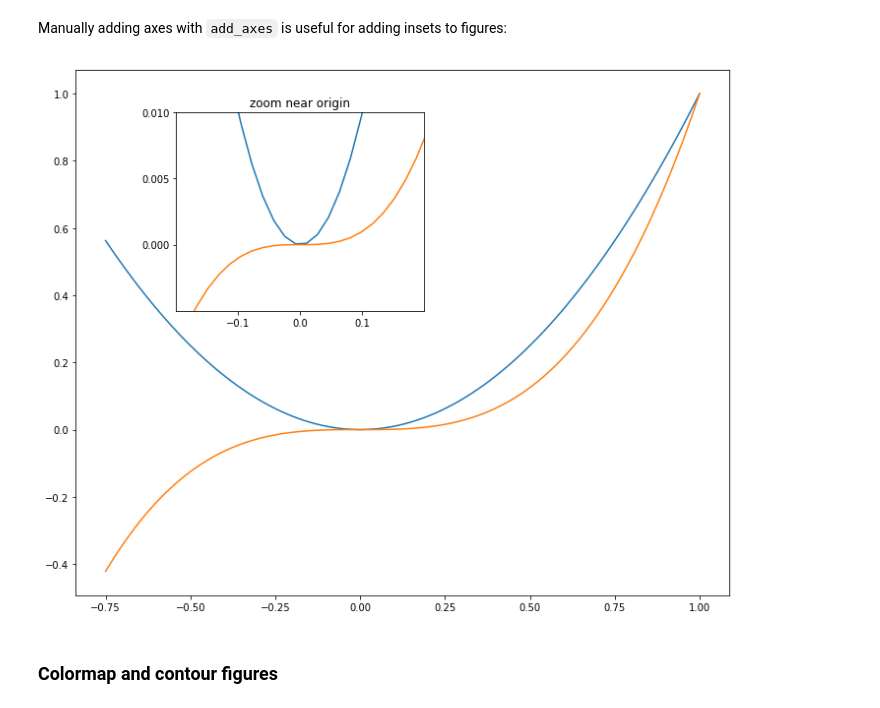
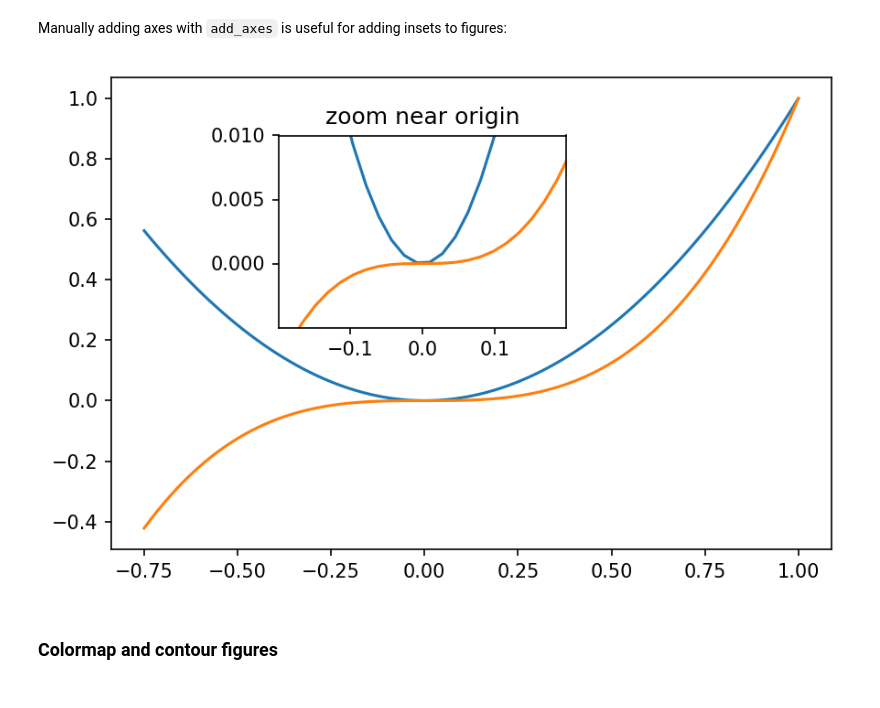
Before and after one commit to ondrolexa/r-python, a Jupyter notebook: 03-Matplotlib.ipynb, the cells around one changed output. Drawn from its saved outputs; the diff is of its cells as text; code cells hidden in the pictures.

```diff
--- a/03-Matplotlib.ipynb
+++ b/03-Matplotlib.ipynb
@@ -23,3 +29,3 @@ To produce figures inline in Jupyter notebooks, you need to run the command `%py
 # %%
-%pylab inline
-pylab.rcParams['figure.figsize'] = (10, 8)
+# mpl.rcParams['figure.figsize'] = (10, 8)
+mpl.rcParams['figure.dpi'] = 150
@@ -601,24 +604,24 @@ Manually adding axes with `add_axes` is useful for adding insets to figures:
 # %%
 fig, ax = plt.subplots()
 
 ax.plot(xx, xx**2, xx, xx**3)
 fig.tight_layout()
 
 # inset
-inset_ax = fig.add_axes([0.2, 0.55, 0.35, 0.35]) # X, Y, width, height
+inset_ax = fig.add_axes([0.3, 0.5, 0.35, 0.35]) # X, Y, width, height
 
 inset_ax.plot(xx, xx**2, xx, xx**3)
 inset_ax.set_title('zoom near origin')
 
 # set axis range
 inset_ax.set_xlim(-.2, .2)
 inset_ax.set_ylim(-.005, .01)
 
 # set axis tick locations
 inset_ax.set_yticks([0, 0.005, 0.01])
 inset_ax.set_xticks([-0.1,0,.1]);
 # %% [output]
-[figure, old version]
+[figure, new version]
 # %% [markdown]
 ### Colormap and contour figures
 # %% [markdown]
```
Also changed, not shown: parts of 38 cells of this notebook, 1 other file.
